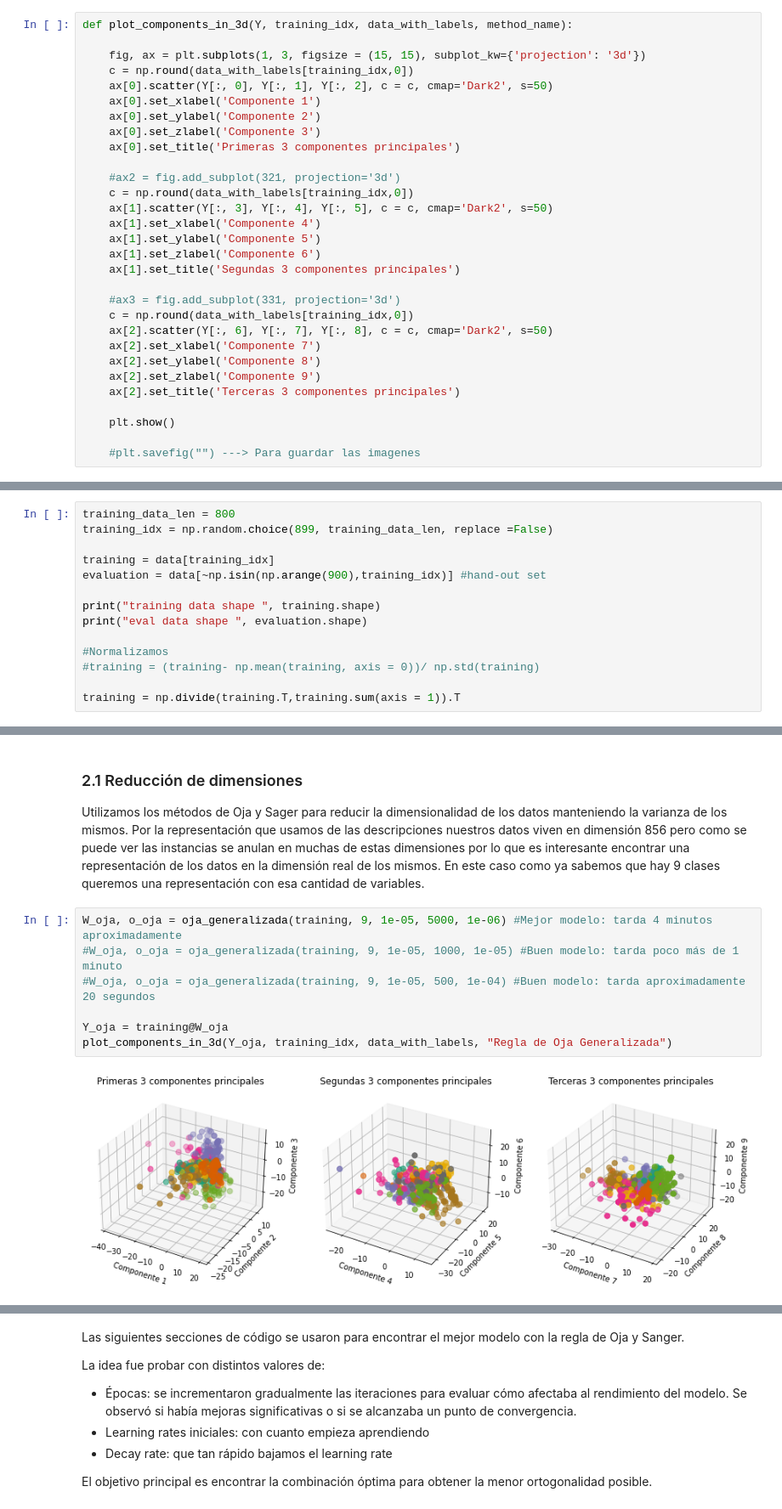
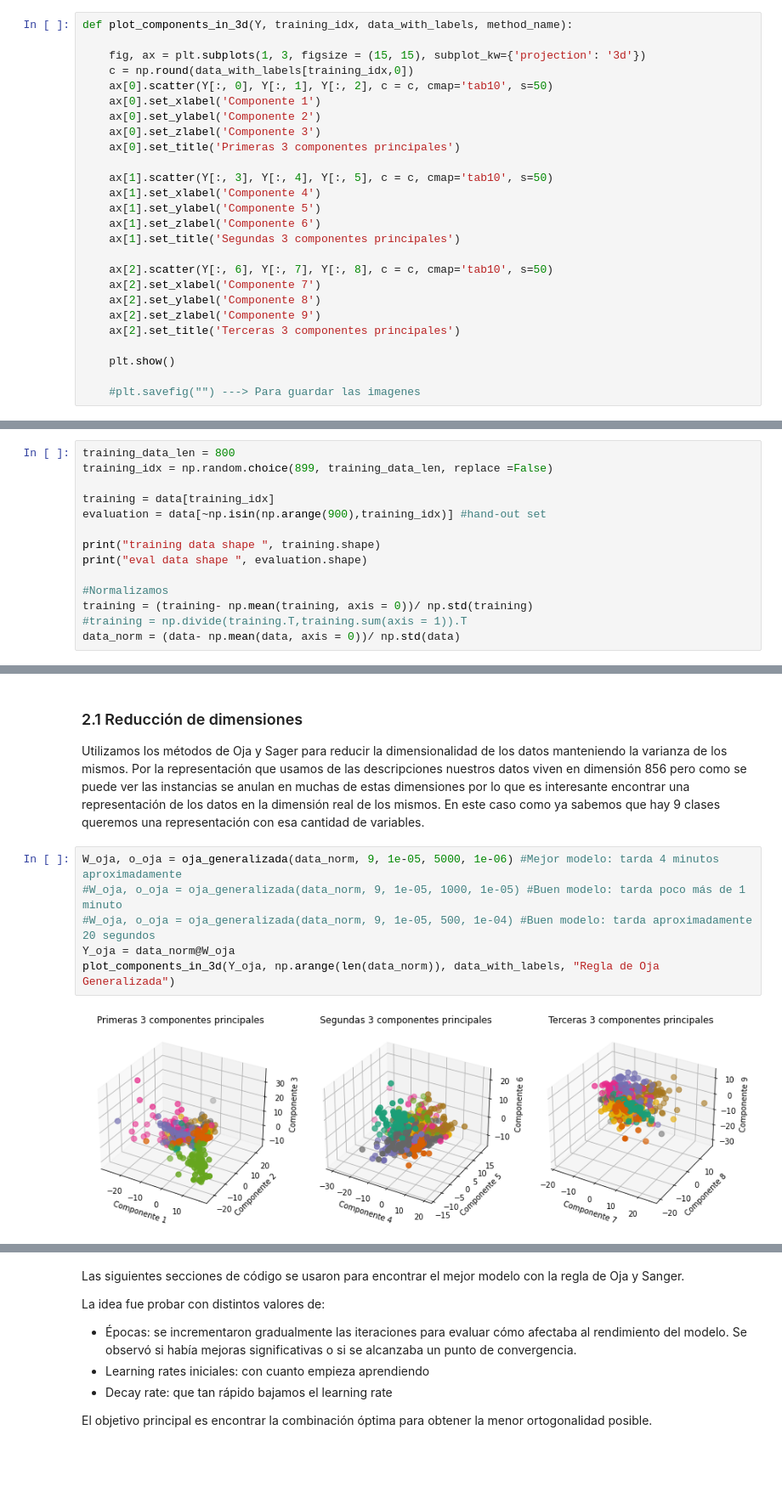
Before and after one commit to AlexONEX/2023-1C-RN-TP2, a Jupyter notebook: src/tp2.ipynb, the cells around one changed output, grey strips where cells are left out. Shown at 85% size. Drawn from its saved outputs; the diff is of its cells as text; blank space fills up the shorter version.

```diff
--- a/src/tp2.ipynb
+++ b/src/tp2.ipynb
@@ -104,23 +108,19 @@ def plot_components_in_3d(Y, training_idx, data_with_labels, method_name):
 
     fig, ax = plt.subplots(1, 3, figsize = (15, 15), subplot_kw={'projection': '3d'})
     c = np.round(data_with_labels[training_idx,0])
-    ax[0].scatter(Y[:, 0], Y[:, 1], Y[:, 2], c = c, cmap='Dark2', s=50)
+    ax[0].scatter(Y[:, 0], Y[:, 1], Y[:, 2], c = c, cmap='tab10', s=50)
     ax[0].set_xlabel('Componente 1')
     ax[0].set_ylabel('Componente 2')
     ax[0].set_zlabel('Componente 3')
     ax[0].set_title('Primeras 3 componentes principales')
 
-    #ax2 = fig.add_subplot(321, projection='3d')
-    c = np.round(data_with_labels[training_idx,0])
-    ax[1].scatter(Y[:, 3], Y[:, 4], Y[:, 5], c = c, cmap='Dark2', s=50)
+    ax[1].scatter(Y[:, 3], Y[:, 4], Y[:, 5], c = c, cmap='tab10', s=50)
     ax[1].set_xlabel('Componente 4')
     ax[1].set_ylabel('Componente 5')
     ax[1].set_zlabel('Componente 6')
     ax[1].set_title('Segundas 3 componentes principales')
 
-    #ax3 = fig.add_subplot(331, projection='3d')
-    c = np.round(data_with_labels[training_idx,0])
-    ax[2].scatter(Y[:, 6], Y[:, 7], Y[:, 8], c = c, cmap='Dark2', s=50)
+    ax[2].scatter(Y[:, 6], Y[:, 7], Y[:, 8], c = c, cmap='tab10', s=50)
     ax[2].set_xlabel('Componente 7')
     ax[2].set_ylabel('Componente 8')
     ax[2].set_zlabel('Componente 9')
@@ -207,9 +232,9 @@ print("training data shape ", training.shape)
 print("eval data shape ", evaluation.shape)
 
 #Normalizamos
-#training = (training- np.mean(training, axis = 0))/ np.std(training)
-
-training = np.divide(training.T,training.sum(axis = 1)).T
+training = (training- np.mean(training, axis = 0))/ np.std(training)
+#training = np.divide(training.T,training.sum(axis = 1)).T
+data_norm = (data- np.mean(data, axis = 0))/ np.std(data)
 # %% [output]
 training data shape  (800, 856)
 eval data shape  (100, 856)
@@ -217,12 +242,11 @@ eval data shape  (100, 856)
 ### 2.1 Reducción de dimensiones
 Utilizamos los métodos de Oja y Sager para reducir la dimensionalidad de los datos manteniendo la varianza de los mismos. Por la representación que usamos de las descripciones nuestros datos viven en dimensión 856 pero como se puede ver las instancias se anulan en muchas de estas dimensiones por lo que es interesante encontrar una representación de los datos en la dimensión real de los mismos. En este caso como ya sabemos que hay 9 clases queremos una representación con esa cantidad de variables.
 # %%
-W_oja, o_oja = oja_generalizada(training, 9, 1e-05, 5000, 1e-06) #Mejor modelo: tarda 4 minutos aproximadamente
-#W_oja, o_oja = oja_generalizada(training, 9, 1e-05, 1000, 1e-05) #Buen modelo: tarda poco más de 1 minuto
-#W_oja, o_oja = oja_generalizada(training, 9, 1e-05, 500, 1e-04) #Buen modelo: tarda aproximadamente 20 segundos
-
-Y_oja = training@W_oja
-plot_components_in_3d(Y_oja, training_idx, data_with_labels, "Regla de Oja Generalizada")
+W_oja, o_oja = oja_generalizada(data_norm, 9, 1e-05, 5000, 1e-06) #Mejor modelo: tarda 4 minutos aproximadamente
+#W_oja, o_oja = oja_generalizada(data_norm, 9, 1e-05, 1000, 1e-05) #Buen modelo: tarda poco más de 1 minuto
+#W_oja, o_oja = oja_generalizada(data_norm, 9, 1e-05, 500, 1e-04) #Buen modelo: tarda aproximadamente 20 segundos
+Y_oja = data_norm@W_oja
+plot_components_in_3d(Y_oja, np.arange(len(data_norm)), data_with_labels, "Regla de Oja Generalizada")
 # %% [output]
-[figure, old version]
+[figure, new version]
 # %%
```
Also changed, not shown: parts of 13 cells of this notebook, 2 other files.
